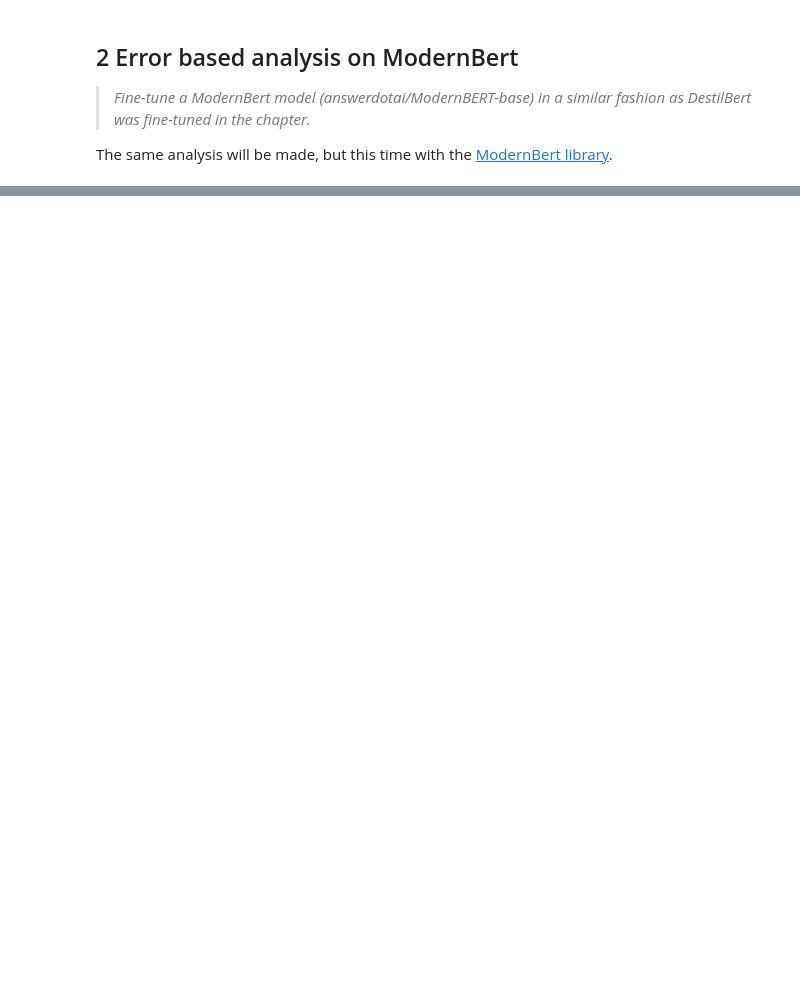
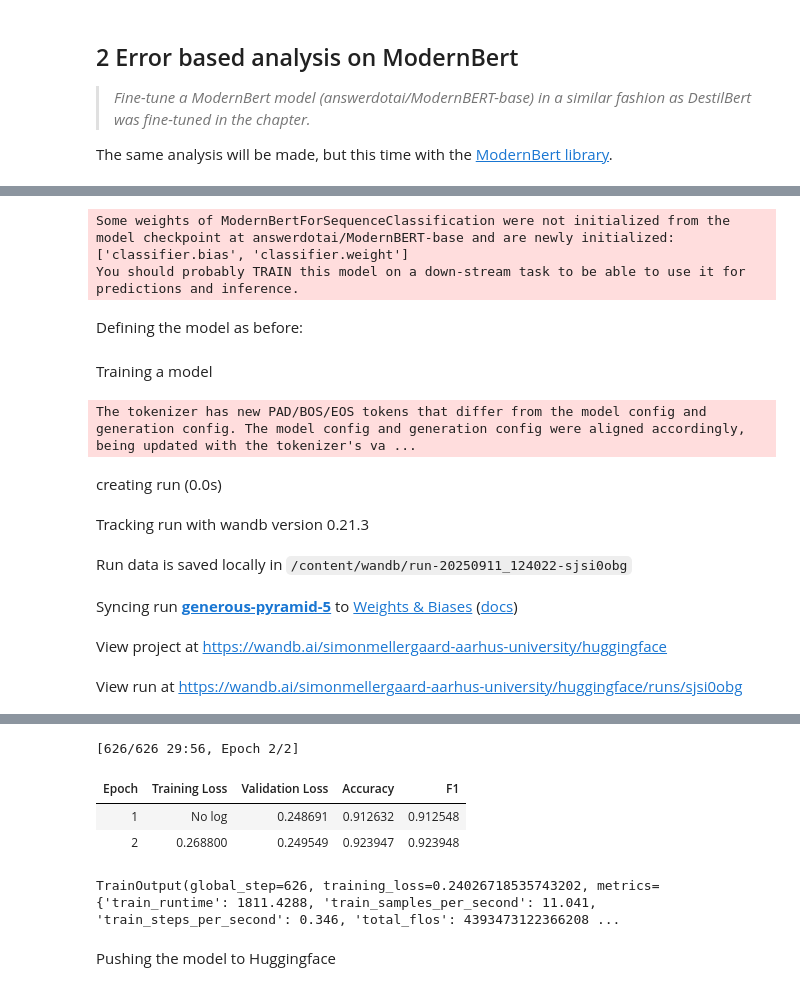
Before and after one commit to simon-mellergaard/GAI-with-LLMs, a Jupyter notebook: Project codes/question1.ipynb, the cells around one changed output, grey strips where cells are left out. Saved outputs shown, nothing was run; the diff lists cells and outputs as text; code cells hidden in the pictures; blank space fills up the shorter version.

```diff
--- a/Project codes/question1.ipynb
+++ b/Project codes/question1.ipynb
@@ -243,0 +263,49 @@ The same analysis will be made, but this time with the [ModernBert library](http
+# %%
+# Setting the device to the GPU of the system
+device = get_device()
+num_labels = 4
+model = AutoModelForSequenceClassification.from_pretrained(
+    checkpoint, num_labels=num_labels
+).to(device)
+# %% [output]
+Some weights of ModernBertForSequenceClassification were not initialized from the model checkpoint at answerdotai/ModernBERT-base and are newly initialized: ['classifier.bias', 'classifier.weight']
+You should probably TRAIN this model on a down-stream task to be able to use it for predictions and inference.
+# %% [markdown]
+Defining the model as before:
+# %%
+batch_size = 32  # COULD BE CHANGED
+training_args = TrainingArguments(
+    "classifier-modernbert-agnews",
+    push_to_hub=True,
+    num_train_epochs=2,
+    eval_strategy="epoch",
+    per_device_train_batch_size=batch_size,
+    per_device_eval_batch_size=batch_size,
+    #report_to="none"
+)
+# %%
+# Shuffle the dataset and pick 10,000 examples for training
+shuffled_dataset = tokenized_datasets["train"].shuffle(seed=42)
+small_split = shuffled_dataset.select(range(10000))
+
+# Initialize the Trainer
+trainer = Trainer(
+    model=model,
+    args=training_args,
+    compute_metrics=compute_metrics,
+    train_dataset=small_split,
+    eval_dataset=tokenized_datasets["test"],
+    tokenizer=tokenizer,
+)
+# %% [markdown]
+Training a model
+# %%
+trainer.train()
+# %% [output]
+The tokenizer has new PAD/BOS/EOS tokens that differ from the model config and generation config. The model config and generation config were aligned accordingly, being updated with the tokenizer's va ...
+creating run (0.0s)
+Tracking run with wandb version 0.21.3
+Run data is saved locally in /content/wandb/run-20250911_124022-sjsi0obg
+Syncing run generous-pyramid-5 to Weights & Biases (docs)
+View project at https://wandb.ai/simonmellergaard-aarhus-university/huggingface
+View run at https://wandb.ai/simonmellergaard-aarhus-university/huggingface/runs/sjsi0obg
@@ -243,0 +313,7 @@ The same analysis will be made, but this time with the [ModernBert library](http
+[626/626 29:56, Epoch 2/2]
+| Epoch | Training Loss | Validation Loss | Accuracy | F1 |
+| 1 | No log | 0.248691 | 0.912632 | 0.912548 |
+| 2 | 0.268800 | 0.249549 | 0.923947 | 0.923948 |
+TrainOutput(global_step=626, training_loss=0.24026718535743202, metrics={'train_runtime': 1811.4288, 'train_samples_per_second': 11.041, 'train_steps_per_second': 0.346, 'total_flos': 4393473122366208 ...
+# %% [markdown]
+Pushing the model to Huggingface
```
Also changed, not shown: parts of 36 cells of this notebook.
